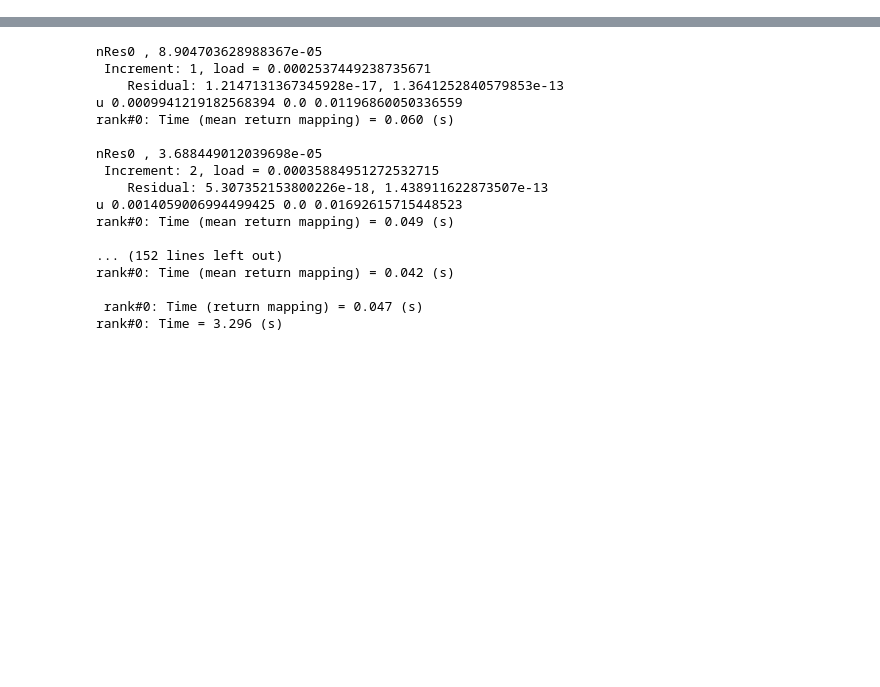
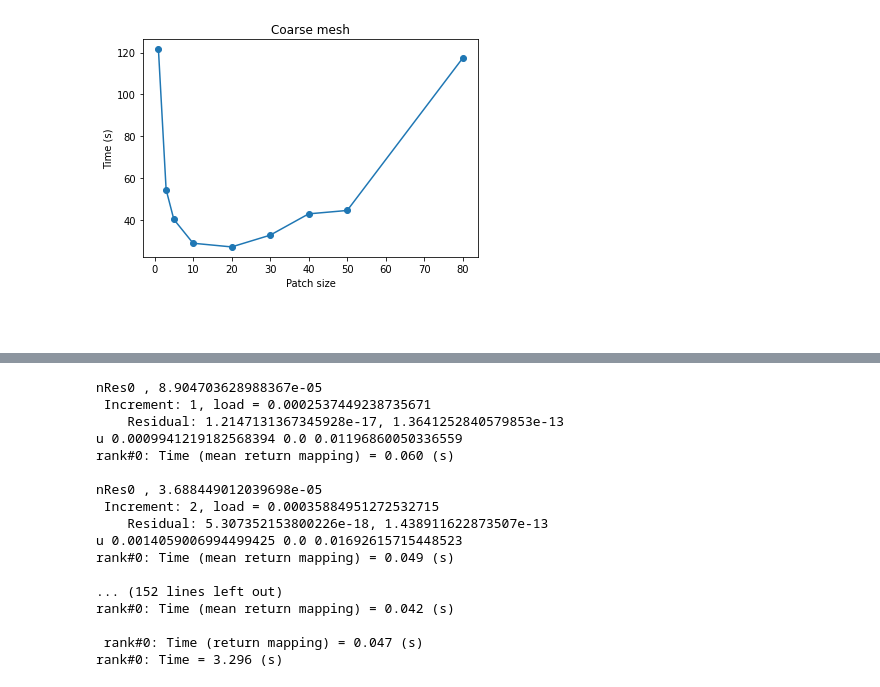
Before and after one commit to a-latyshev/convex-plasticity, a Jupyter notebook: optimisation/plasticity_analysis.ipynb, the cells around one changed output, grey strips where cells are left out. Cells and saved outputs as stored; diff of their text form; code cells hidden in the pictures; blank space fills up the shorter version.

```diff
--- a/optimisation/plasticity_analysis.ipynb
+++ b/optimisation/plasticity_analysis.ipynb
@@ -160,0 +84,10 @@ plot_dsiplacement(p, results)
+# %%
+plt.xlabel("Patch size")
+plt.ylabel("Time (s)")
+plt.title('Coarse mesh')
+plt.plot(patch_sizes, time_coarse_mesh, "-o")
+plt.savefig("img/patch_sizes_coarse.png")
+# %% [output]
+[figure, added]
+# %% [markdown]
+##
```
Also changed, not shown: parts of 89 cells of this notebook, 10 other files.
